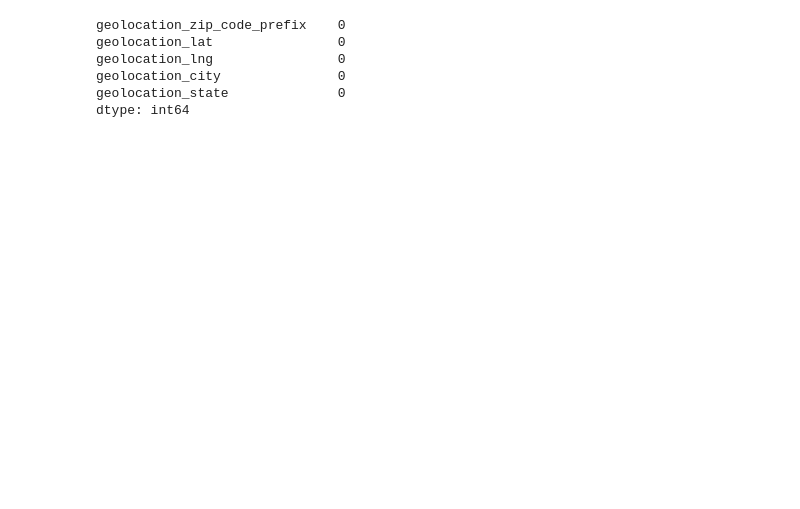
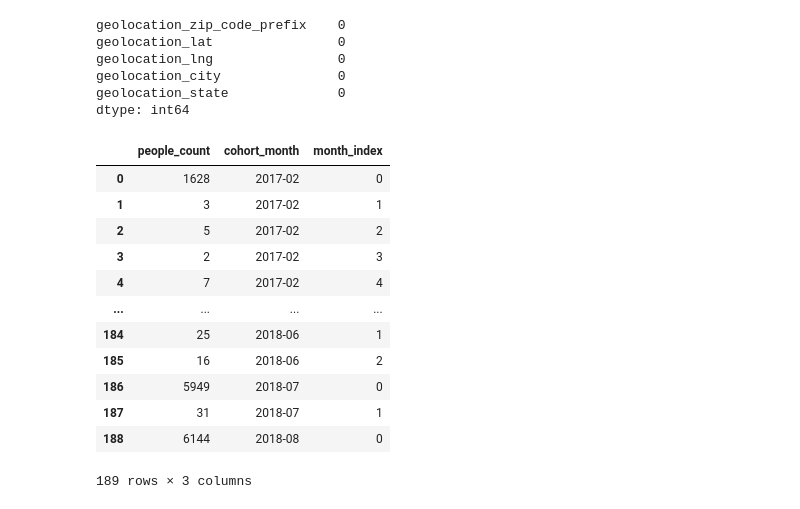
Before and after one commit to simranss/olist_cohort_retention_python, a Jupyter notebook: src/notebooks/analysis.ipynb, the cells around one changed output. Saved outputs shown, nothing was run; the diff lists cells and outputs as text; code cells hidden in the pictures; blank space fills up the shorter version.

```diff
--- a/src/notebooks/analysis.ipynb
+++ b/src/notebooks/analysis.ipynb
@@ -399,0 +411,18 @@ dtype: int64
+# %%
+engine = make_engine()
+result_df = pd.read_sql(text(cohort_query), engine)
+result_df
+# %% [output]
+|  | people_count | cohort_month | month_index |
+| 0 | 1628 | 2017-02 | 0 |
+| 1 | 3 | 2017-02 | 1 |
+| 2 | 5 | 2017-02 | 2 |
+| 3 | 2 | 2017-02 | 3 |
+| 4 | 7 | 2017-02 | 4 |
+| ... | ... | ... | ... |
+| 184 | 25 | 2018-06 | 1 |
+| 185 | 16 | 2018-06 | 2 |
+| 186 | 5949 | 2018-07 | 0 |
+| 187 | 31 | 2018-07 | 1 |
+| 188 | 6144 | 2018-08 | 0 |
+189 rows × 3 columns
```
Also changed, not shown: parts of 18 cells of this notebook, 1 other file.
